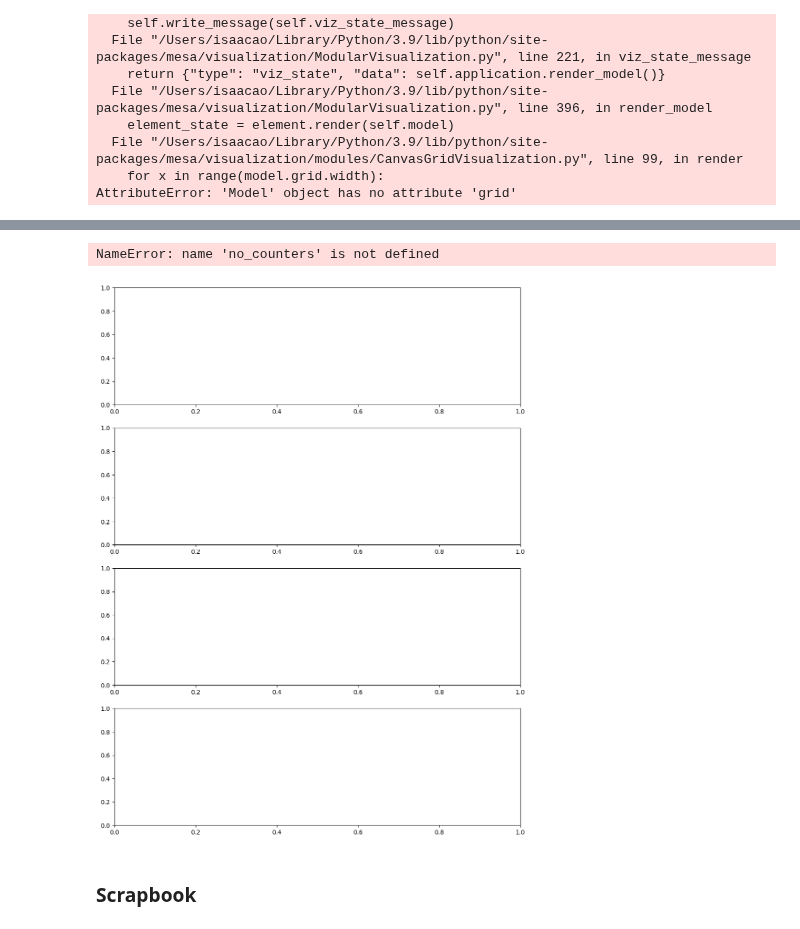
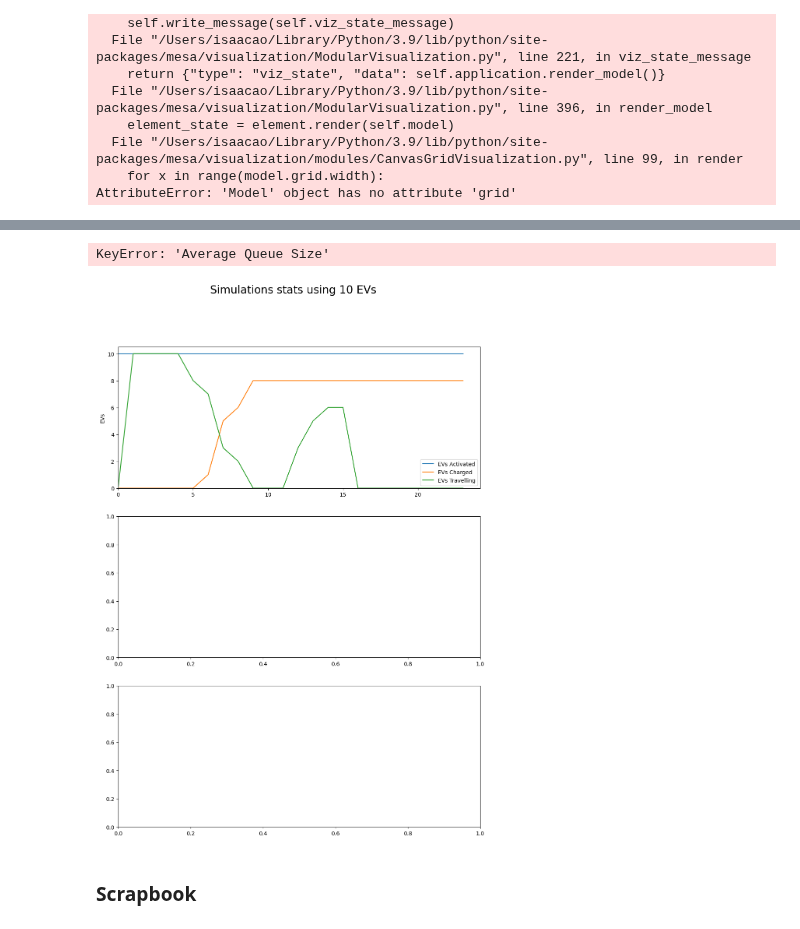
Before and after one commit to akintomiwa/e4cd, a Jupyter notebook: ev_abm_simplest_mobile.ipynb, the cells around one changed output, grey strips where cells are left out. Saved outputs shown, nothing was run; the diff lists cells and outputs as text; code cells hidden in the pictures.

```diff
--- a/ev_abm_simplest_mobile.ipynb
+++ b/ev_abm_simplest_mobile.ipynb
@@ -93,10 +96,10 @@ def get_evs_charged(model):
     no_evs_charged = np.sum(evs_charged)
     return no_evs_charged
 
-# def get_evs_charge_level(agent):
-#     evs_levels = [ev.soc for ev in model.evs]
-#     # no_evs_active = np.sum(evs_active)
-#     return evs_levels
+def get_evs_types(model):
+    evs_type = [ev.journey_type for ev in model.evs]
+    # evs_types = np.sum(evs_type)
+    return evs_type
 
 # def get_evs_charged(model):
 #     evs_charged = [ev._was_charged for ev in model.evs]
@@ -116,7 +119,7 @@ def get_evs_active(model):
     return no_evs_active
 
 def get_evs_charging(model):
-    evs_charging = [ev._is_charging is True for ev in model.evs]
+    evs_charging = [ev.machine.state == 'Charge' for ev in model.evs]
     no_evs_charging = np.sum(evs_charging)
     return no_evs_charging
 
@@ -329,6 +332,7 @@ class EVModel(Model):
                              'EVs Charge Level': get_evs_charge_level,
                              'EVs Currently charging': get_evs_charging,
                              'EVs Not Idle': get_evs_not_idle,
+                             'EV Journey Type':get_evs_types
                              }
             )
 
@@ -340,8 +344,8 @@ class EVModel(Model):
         self._current_tick += 1
 # %%
 ticks = 24 # 3600 ticks = 3600 seconds = 1 hour
-no_evs = 1
-no_cps = 1
+no_evs = 10
+no_cps = 2
 # %%
 # no_cpoints = 2
 model = EVModel(ticks=ticks, no_evs=no_evs, no_cps=no_cps)
@@ -427,43 +455,43 @@ AttributeError: 'Model' object has no attribute 'grid'
 # %%
-run_stats = model.datacollector.get_model_vars_dataframe()
-fig, (ax1, ax2, ax3, ax4) = plt.subplots(2, 1)
+fig, (ax1, ax2, ax3) = plt.subplots(3, 1)
 fig.figure.set_figwidth(12)
 fig.figure.set_figheight(16)
-fig.suptitle(f'Simulations stats using {no_cars} cars', fontsize=20)
-ax1.plot(run_stats[['Cars Activated',
-                'Cars Charged',
+fig.suptitle(f'Simulations stats using {no_evs} EVs', fontsize=20)
+ax1.plot(run_stats[['EVs Activated',
+                'EVs Charged',
+                'EVs Travelling'
                ]])
-ax1.legend(['Cars Activated',
-            'Cars Charged',
-            'Customers Balked',
+ax1.legend(['EVs Activated',
+            'EVs Charged',
+            'EVs Travelling',
             ])
-ax1.set_ylabel('Customers')
+ax1.set_ylabel('EVs')
 ax1.set_xlim(0)
 ax1.set_ylim(0)
 ax2.plot(run_stats['Average Queue Size'], color='red')
 ax2.legend(['Average Queue Size'])
 ax2.set_ylabel('Customers')
 ax2.set_xlim(0)
 ax2.set_ylim(0)
-ax3.plot(run_stats['Average Waiting Time'], color='grey')
-ax3.legend(['Average Waiting Time (across full hour)'])
-ax3.set_ylabel('Seconds')
+ax3.plot(run_stats['EVs Travelling'], color='grey')
+ax3.legend(['EVs Travelling (across full day    )'])
+ax3.set_ylabel('Hours')
 ax3.set_xlim(0)
 ax3.set_ylim(0)
-ax4.plot(run_stats[['Gross Margin',
-                'Operating Costs',
-                'Total Profit'
-               ]])
-ax4.legend(['Gross Margin',
-            'Operating Costs',
-            'Total Profit'
-            ])
-ax4.set_ylabel('Dollars')
-ax4.set_xlim(0)
+# ax4.plot(run_stats[['Gross Margin',
+#                 'Operating Costs',
+#                 'Total Profit'
+#                ]])
+# ax4.legend(['Gross Margin',
+#             'Operating Costs',
+#             'Total Profit'
+#             ])
+# ax4.set_ylabel('Dollars')
+# ax4.set_xlim(0)
 fig.show()
 # %% [output]
-NameError: name 'no_counters' is not defined
+KeyError: 'Average Queue Size'
-[figure, old version]
+[figure, new version]
 # %% [markdown]
 ### Scrapbook
 # %%
```
Also changed, not shown: parts of 4 cells of this notebook.
